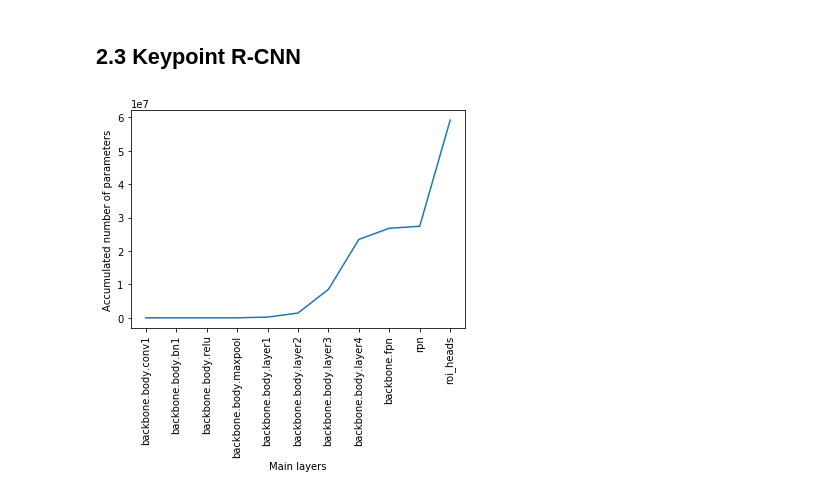
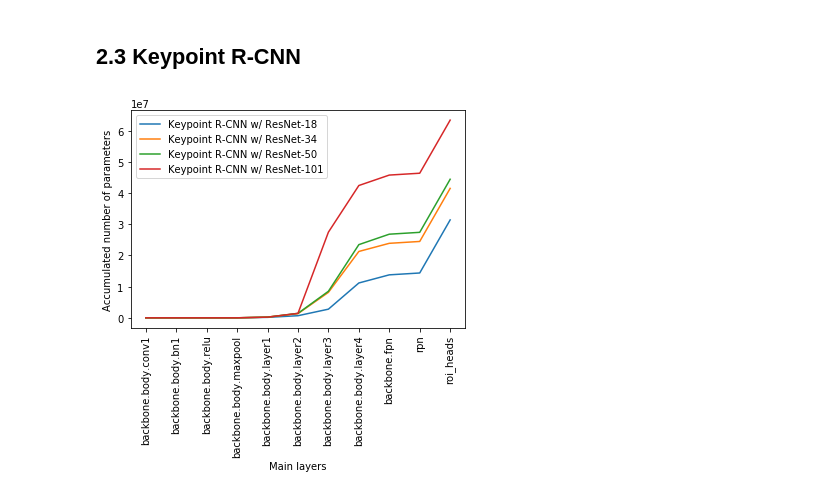
Before and after one commit to yoshitomo-matsubara/hnd-ghnd-object-detectors, a Jupyter notebook: src/complexity_analyzer.ipynb, the cells around one changed output. Cells and saved outputs as stored; diff of their text form; code cells hidden in the pictures.

```diff
--- a/src/complexity_analyzer.ipynb
+++ b/src/complexity_analyzer.ipynb
@@ -131,7 +144,11 @@ analyze_model(maskrcnn_resnet50_fpn_coco, rcnn_component_names)
 # %% [markdown]
 ## 2.3 Keypoint R-CNN
-# %%
-keypointrcnn_resnet50_fpn_coco = detection.keypointrcnn_resnet50_fpn(pretrained=False)
-analyze_model(keypointrcnn_resnet50_fpn_coco, rcnn_component_names)
-# %% [output]
-[figure, removed]
+# %%
+keypoint_rcnn_backbone_resnet18 = rcnn.get_model('keypoint_rcnn', False, 'resnet18', False, num_classes=2)
+keypoint_rcnn_backbone_resnet34 = rcnn.get_model('keypoint_rcnn', False, 'resnet34', False, num_classes=2)
+keypoint_rcnn_backbone_resnet50 = rcnn.get_model('keypoint_rcnn', False, 'resnet50', False, num_classes=2)
+keypoint_rcnn_backbone_resnet101 = rcnn.get_model('keypoint_rcnn', False, 'resnet101', False, num_classes=2)
+keypoint_rcnns = [keypoint_rcnn_backbone_resnet18, keypoint_rcnn_backbone_resnet34, keypoint_rcnn_backbone_resnet50, keypoint_rcnn_backbone_resnet101]
+analyze_models(mask_rcnns, rcnn_component_names, ['Keypoint R-CNN w/ ResNet-18', 'Keypoint R-CNN w/ ResNet-34', 'Keypoint R-CNN w/ ResNet-50', 'Keypoint R-CNN w/ ResNet-101'])
+# %% [output]
+[figure, added]
```
Also changed, not shown: parts of 7 cells of this notebook, 1 other file.
